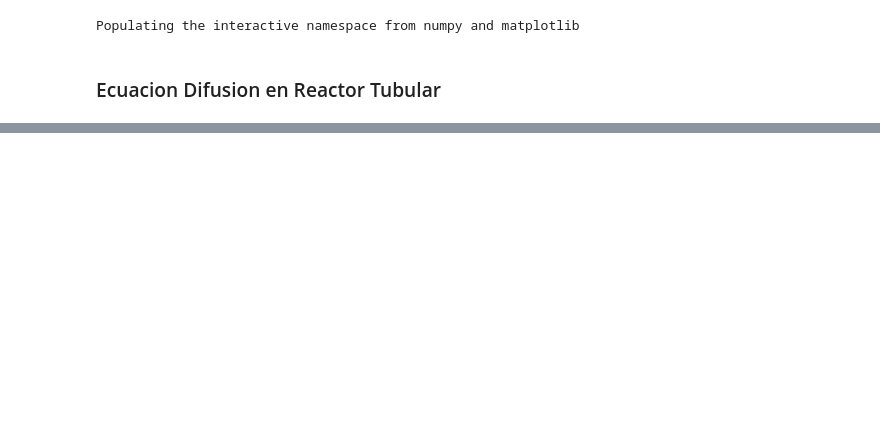
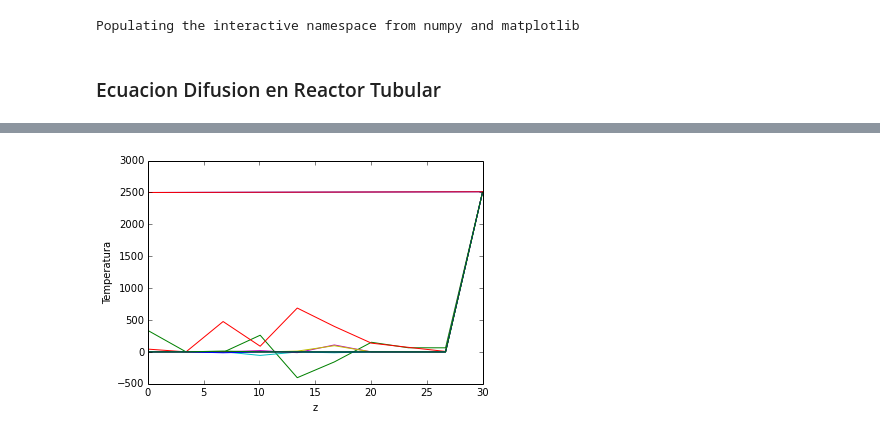
Before and after one commit to valentinaqf94/CM20151_HW6_QuirogaSanchez, a Jupyter notebook: Difusion_farra1.ipynb, the cells around one changed output, grey strips where cells are left out. Saved outputs shown, nothing was run; the diff lists cells and outputs as text; code cells hidden in the pictures; blank space fills up the shorter version.

```diff
--- a/Difusion_farra1.ipynb
+++ b/Difusion_farra1.ipynb
@@ -179,0 +163,26 @@ plt.savefig('concent.png')
+# %%
+ for t in range(n_t):
+    T_past = T_pres.copy() #actualizando el arreglo por eemento para generar el siguiente
+    c_past = c_pres.copy()
+    for j in range(1,n_x-1):
+
+                #cuando r es cero pasa esto
+                c_pres[0,j] = dt*(c_past[0,j]) - derivada1_z(c_past,0,j)  + D*(derivada2_z(c_past,0,j)) #- rf(c_past[0,j],T_past[0,j])
+
+                T_pres[0,j] = dt*(T_past[0,j]) - derivada1_z(T_past,0,j)  + (lamda/rho*C_p)*(derivada2_z(T_past,0,j)) #- (d_H/rho*C_p)* rf(c_past[0,j],T_past[0,j])
+                # cuando R=r
+                #c_pres[1,j] = dt*(c_past[1,j]) - v_over_vmax(r[1])*derivada1_z(c_past,1,j)  + D*(derivada2_z(c_past,1,j))- rf(c_past[1,j],T_past[1,j])
+                #T_pres[1,j] = (h/lamda)*(T_w - T_pres[1,j])
+                #cuando z=L
+
+                #if (i=0 and i!=1):
+                    #c_pres[i,j] = dt*(c_past[i,j]) - v_over_vmax(r[i])*derivada1_z(c_past,i,j)  + D*(derivada2_z(c_past,i,j))- rf(c_past[i,j],T_past[i,j])
+                    #T_pres[i,j] = dt*(T_past[i,j]) - v_over_vmax(r[i])*derivada1_z(T_past,i,j)  + (lamda/rho*C_p)*(derivada2_z(T_past,i,j))- (d_H/rho*C_p)* rf(c_past[i,j],T_past[i,j])
+# %%
+import matplotlib.pyplot as plt
+plt.plot(z,T_pres)
+plt.ylabel('Temperatura')
+plt.xlabel('z')
+plt.savefig('tempe1D.png')
+# %% [output]
+[figure, added]
```
Also changed, not shown: parts of 11 cells of this notebook.
